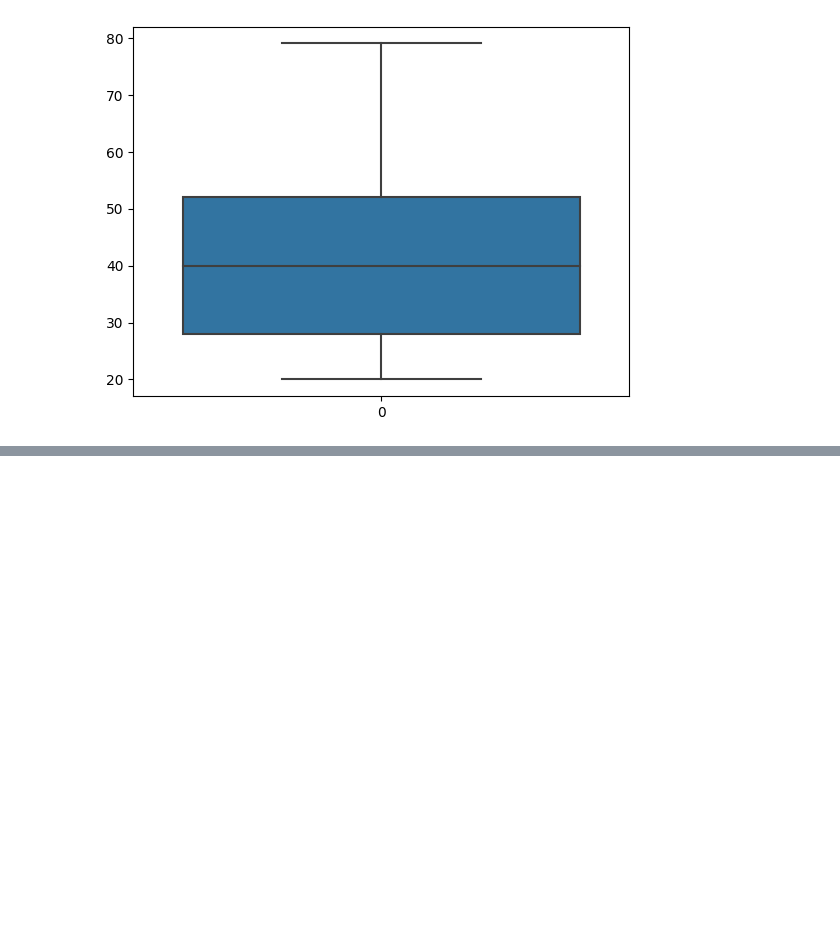
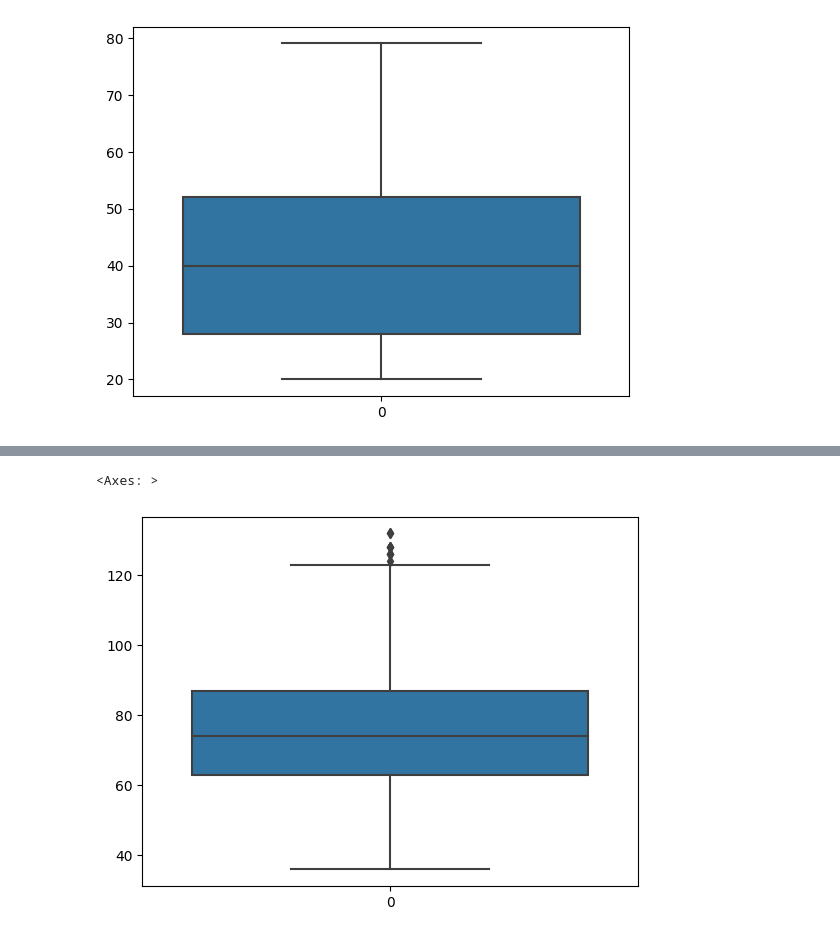
Before and after one commit to rkmaurya93049/ML_Work, a Jupyter notebook: calories-pred.ipynb, the cells around one changed output, grey strips where cells are left out. Saved outputs shown, nothing was run; the diff lists cells and outputs as text; code cells hidden in the pictures; blank space fills up the shorter version.

```diff
--- a/calories-pred.ipynb
+++ b/calories-pred.ipynb
@@ -124,0 +126,5 @@ sns.regplot(y=df['Age'],x=df['Calories'])
+# %%
+sns.boxplot(df['Weight'])
+# %% [output]
+<Axes: >
+[figure, added]
```
Also changed, not shown: parts of 54 cells of this notebook.
